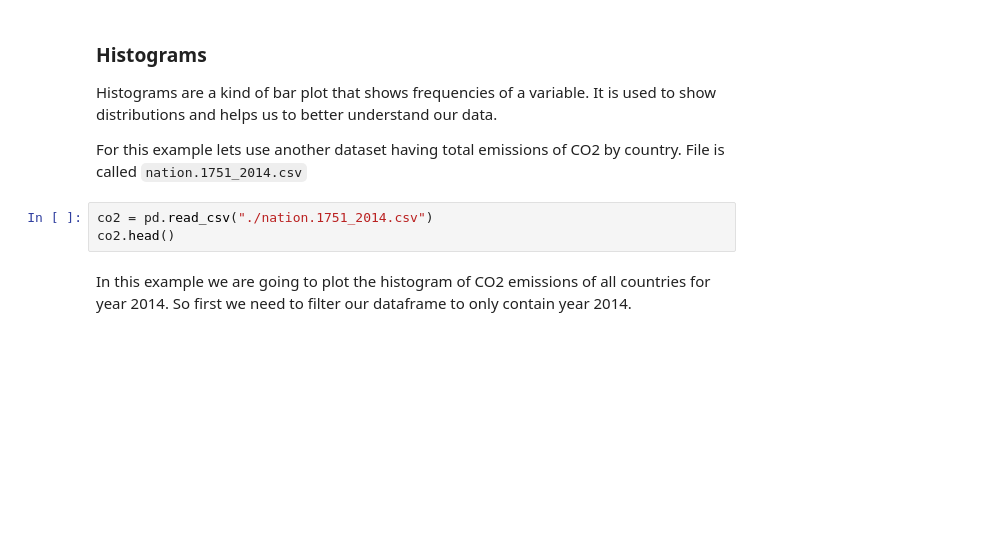
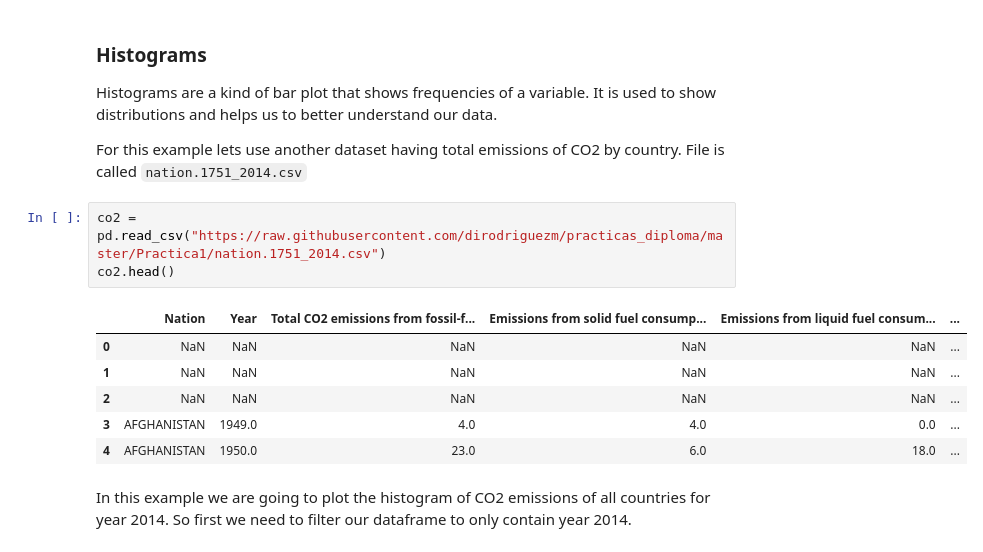
Before and after one commit to curso-visualizacion/practicas, a Jupyter notebook: Practica1/Practica 1.ipynb, the cells around one changed output. Cells and saved outputs as stored; diff of their text form; blank space fills up the shorter version.

Commit message:
Changed csv path to github

```diff
--- a/Practica1/Practica 1.ipynb
+++ b/Practica1/Practica 1.ipynb
@@ -191,8 +227,15 @@ Histograms are a kind of bar plot that shows frequencies of a variable. It is us
 
 For this example lets use another dataset having total emissions of CO2 by country. File is called `nation.1751_2014.csv`
 # %%
-co2 = pd.read_csv("./nation.1751_2014.csv")
+co2 = pd.read_csv("https://raw.githubusercontent.com/dirodriguezm/practicas_diploma/master/Practica1/nation.1751_2014.csv")
 co2.head()
+# %% [output]
+|  | Nation | Year | Total CO2 emissions from fossil-f... | Emissions from solid fuel consump... | Emissions from liquid fuel consum... | ... |
+| 0 | NaN | NaN | NaN | NaN | NaN | ... |
+| 1 | NaN | NaN | NaN | NaN | NaN | ... |
+| 2 | NaN | NaN | NaN | NaN | NaN | ... |
+| 3 | AFGHANISTAN | 1949.0 | 4.0 | 4.0 | 0.0 | ... |
+| 4 | AFGHANISTAN | 1950.0 | 23.0 | 6.0 | 18.0 | ... |
 # %% [markdown]
 In this example we are going to plot the histogram of CO2 emissions of all countries for year 2014. So first we need to filter our dataframe to only contain year 2014.
 # %%
```
Also changed, not shown: parts of 16 cells of this notebook.
